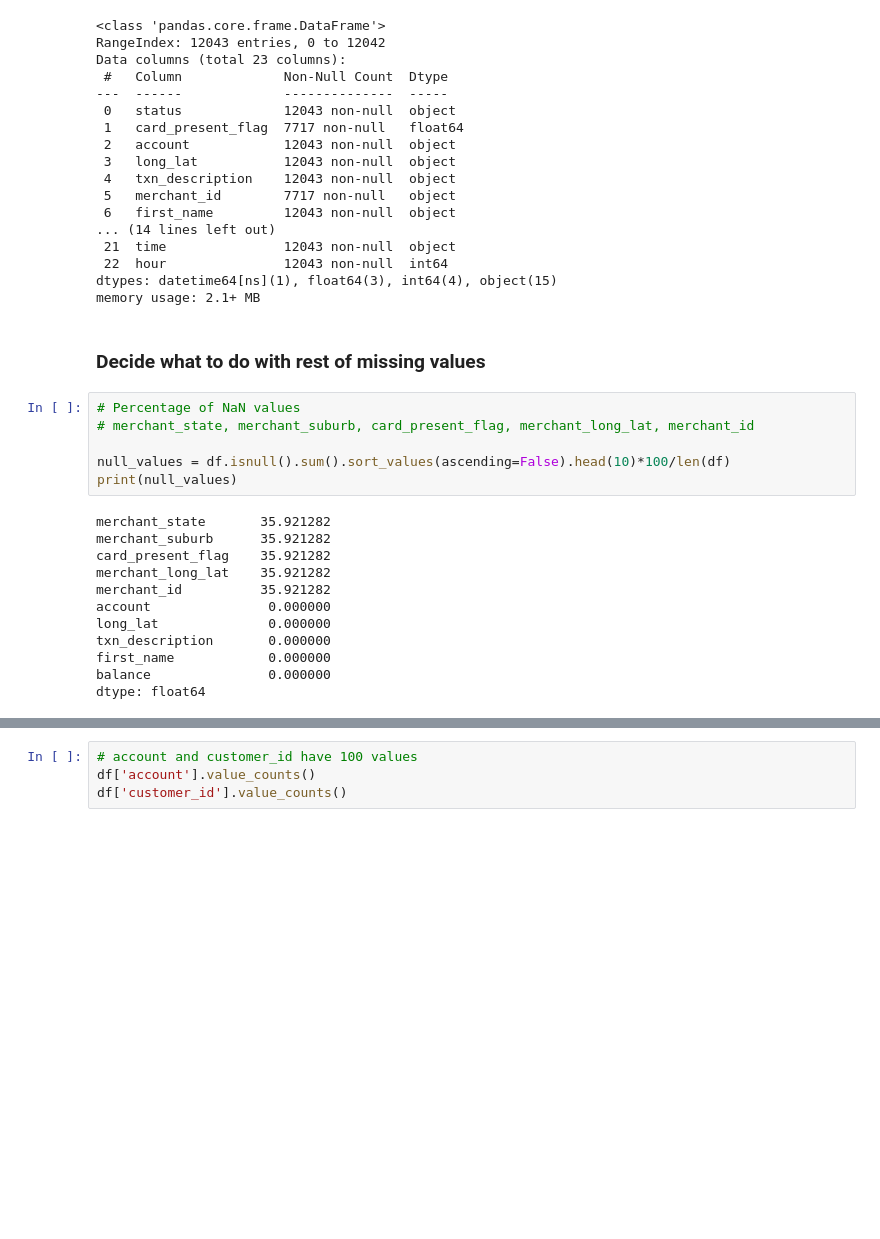
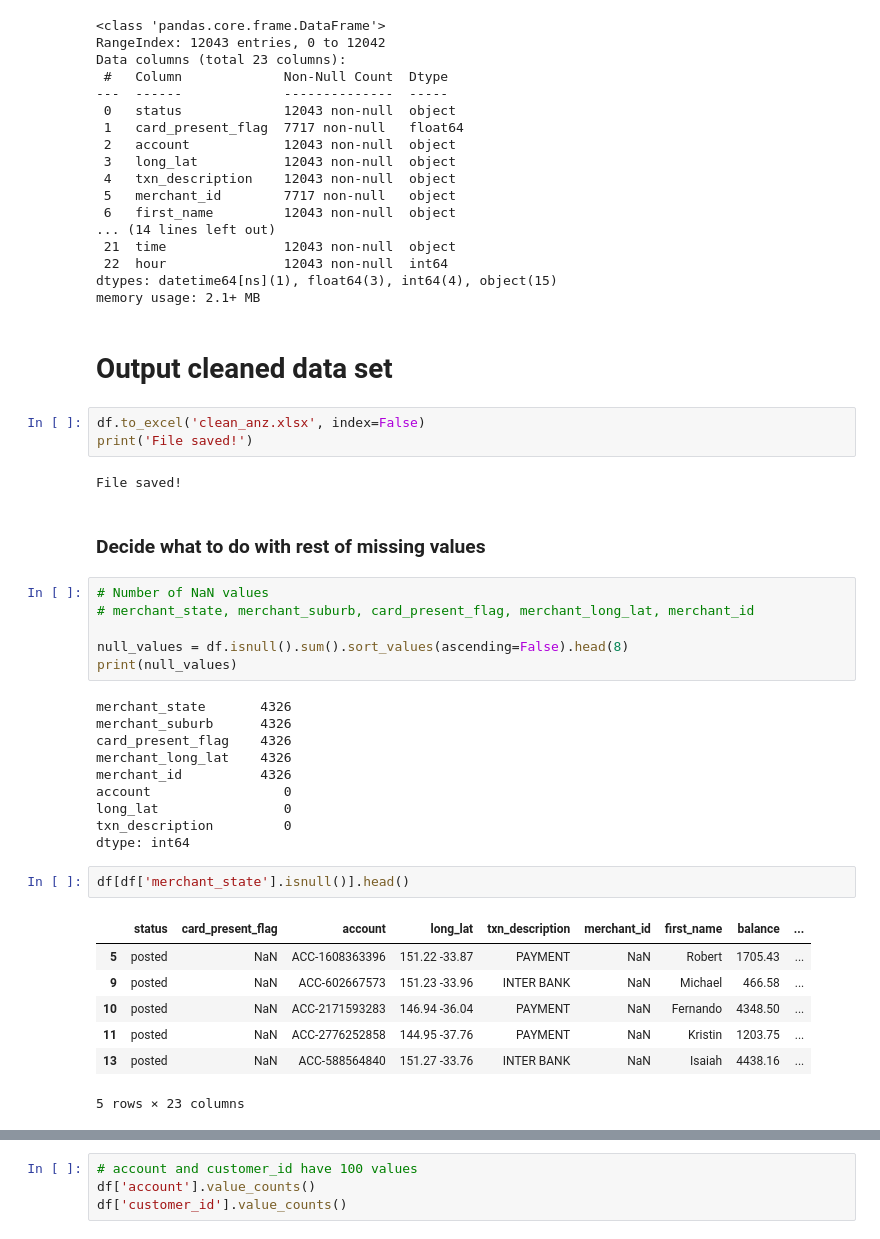
Before and after one commit to HHook/ANZ-virtual-internship, a Jupyter notebook: ANZ virtual internship EDA.ipynb, the cells around one changed output, grey strips where cells are left out. Saved outputs shown, nothing was run; the diff lists cells and outputs as text; blank space fills up the shorter version.

Commit message:
Add cleaned dataset

```diff
--- a/ANZ virtual internship EDA.ipynb
+++ b/ANZ virtual internship EDA.ipynb
@@ -197,24 +197,39 @@ Data columns (total 23 columns):
  22  hour               12043 non-null  int64
 dtypes: datetime64[ns](1), float64(3), int64(4), object(15)
 memory usage: 2.1+ MB
+# %% [markdown]
+# Output cleaned data set
+# %%
+df.to_excel('clean_anz.xlsx', index=False)
+print('File saved!')
+# %% [output]
+File saved!
 # %% [markdown]
 ### Decide what to do with rest of missing values
 # %%
-# Percentage of NaN values
+# Number of NaN values
 # merchant_state, merchant_suburb, card_present_flag, merchant_long_lat, merchant_id
 
-null_values = df.isnull().sum().sort_values(ascending=False).head(10)*100/len(df)
+null_values = df.isnull().sum().sort_values(ascending=False).head(8)
 print(null_values)
 # %% [output]
-merchant_state       35.921282
-merchant_suburb      35.921282
-card_present_flag    35.921282
-merchant_long_lat    35.921282
-merchant_id          35.921282
-account               0.000000
-long_lat              0.000000
-txn_description       0.000000
-first_name            0.000000
-balance               0.000000
-dtype: float64
+merchant_state       4326
+merchant_suburb      4326
+card_present_flag    4326
+merchant_long_lat    4326
+merchant_id          4326
+account                 0
+long_lat                0
+txn_description         0
+dtype: int64
+# %%
+df[df['merchant_state'].isnull()].head()
+# %% [output]
+|  | status | card_present_flag | account | long_lat | txn_description | merchant_id | first_name | balance | ... |
+| 5 | posted | NaN | ACC-1608363396 | 151.22 -33.87 | PAYMENT | NaN | Robert | 1705.43 | ... |
+| 9 | posted | NaN | ACC-602667573 | 151.23 -33.96 | INTER BANK | NaN | Michael | 466.58 | ... |
+| 10 | posted | NaN | ACC-2171593283 | 146.94 -36.04 | PAYMENT | NaN | Fernando | 4348.50 | ... |
+| 11 | posted | NaN | ACC-2776252858 | 144.95 -37.76 | PAYMENT | NaN | Kristin | 1203.75 | ... |
+| 13 | posted | NaN | ACC-588564840 | 151.27 -33.76 | INTER BANK | NaN | Isaiah | 4438.16 | ... |
+5 rows × 23 columns
 # %%
```
Also changed, not shown: parts of 13 cells of this notebook, 1 other file.
